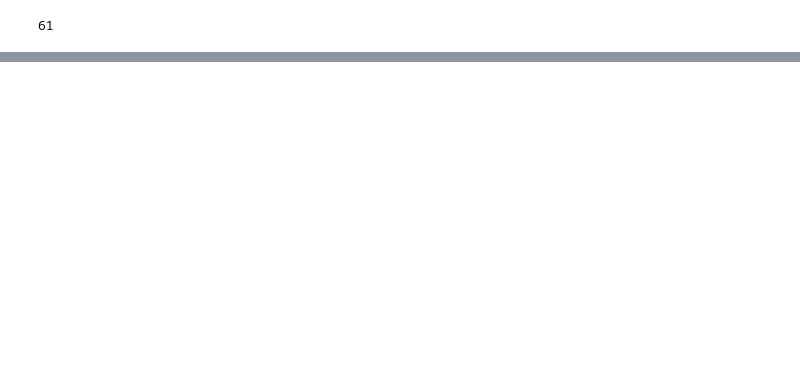
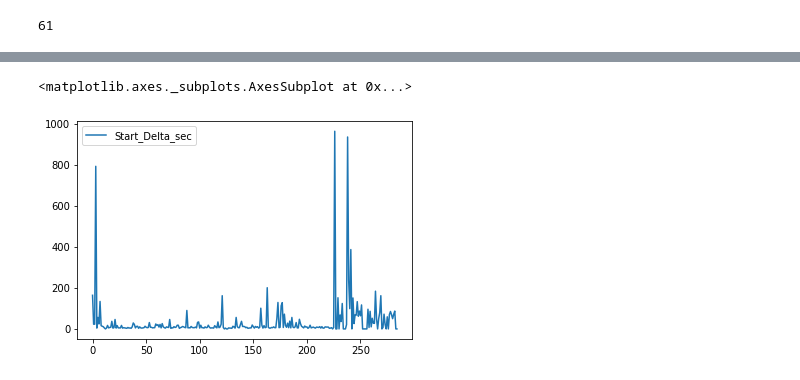
Before and after one commit to sipocz/DataMiner, a Jupyter notebook: DataMiner_1.ipynb, the cells around one changed output, grey strips where cells are left out. Drawn from its saved outputs; the diff is of its cells as text; code cells hidden in the pictures; blank space fills up the shorter version.

```diff
--- a/DataMiner_1.ipynb
+++ b/DataMiner_1.ipynb
@@ -237,0 +155,10 @@ __________________________
+# %%
+df=pd.DataFrame(all_data_list,columns=["Task","TaskLink","Desc","Inc","IncLink","Creation","Start","End","LongDesc"])
+# %%
+df[['Start', 'End', 'Creation']] = df[['Start', 'End', 'Creation']].apply(pd.to_datetime)
+# %%
+df["End_Delta"]=df["End"]-df["Start"]
+df["End_Delta_sec"]=pd.to_numeric(df["End_Delta"]/1000000000)
+# %%
+df["Start_Delta"]=df["Start"]-df["Creation"]
+df["Start_Delta_sec"]=pd.to_numeric(df["Start_Delta"]/1000000000)
@@ -237,0 +181,5 @@ __________________________
+# %%
+df.plot(y="Start_Delta_sec")
+# %% [output]
+<matplotlib.axes._subplots.AxesSubplot at 0x...>
+[figure, added]
```
Also changed, not shown: parts of 14 cells of this notebook.
